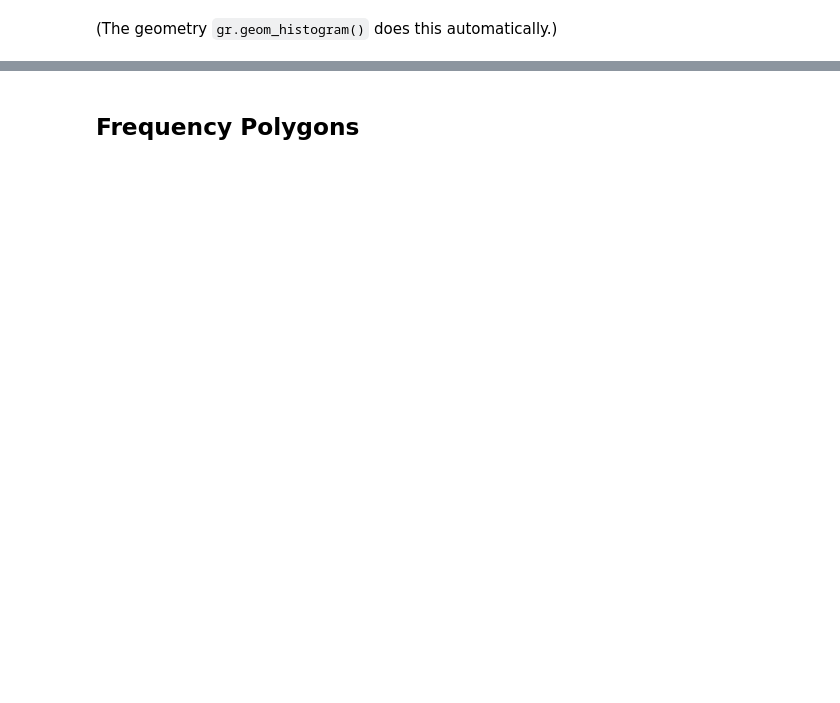
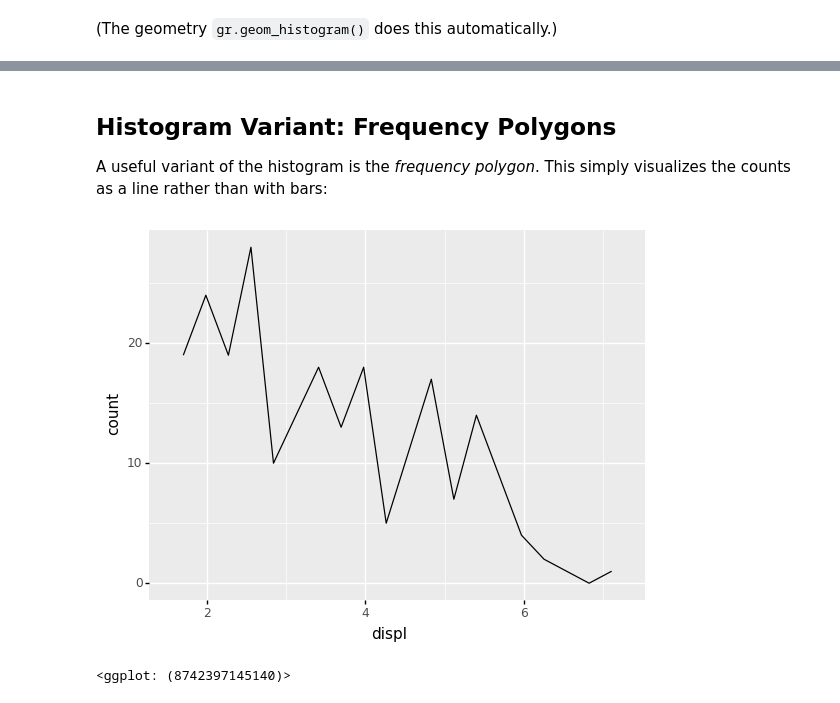
Before and after one commit to zdelrosario/evc-course, a Jupyter notebook: exercises/e-vis02-histograms-master.ipynb, the cells around one changed output, grey strips where cells are left out. Saved outputs shown, nothing was run; the diff lists cells and outputs as text; code cells hidden in the pictures; blank space fills up the shorter version.

```diff
--- a/exercises/e-vis02-histograms-master.ipynb
+++ b/exercises/e-vis02-histograms-master.ipynb
@@ -88,2 +179,14 @@ from plotnine.data import mpg as df_mpg
 # %% [markdown]
-## Frequency Polygons
+## Histogram Variant: Frequency Polygons
+
+A useful variant of the histogram is the *frequency polygon*. This simply visualizes the counts as a line rather than with bars:
+# %%
+## NOTE: No need to edit
+(
+    df_mpg
+    >> gr.ggplot(gr.aes("displ"))
+    + gr.geom_freqpoly(bins=20)
+)
+# %% [output]
+[figure, added]
+<ggplot: (8742397145140)>
```
Also changed, not shown: parts of 29 cells of this notebook.
